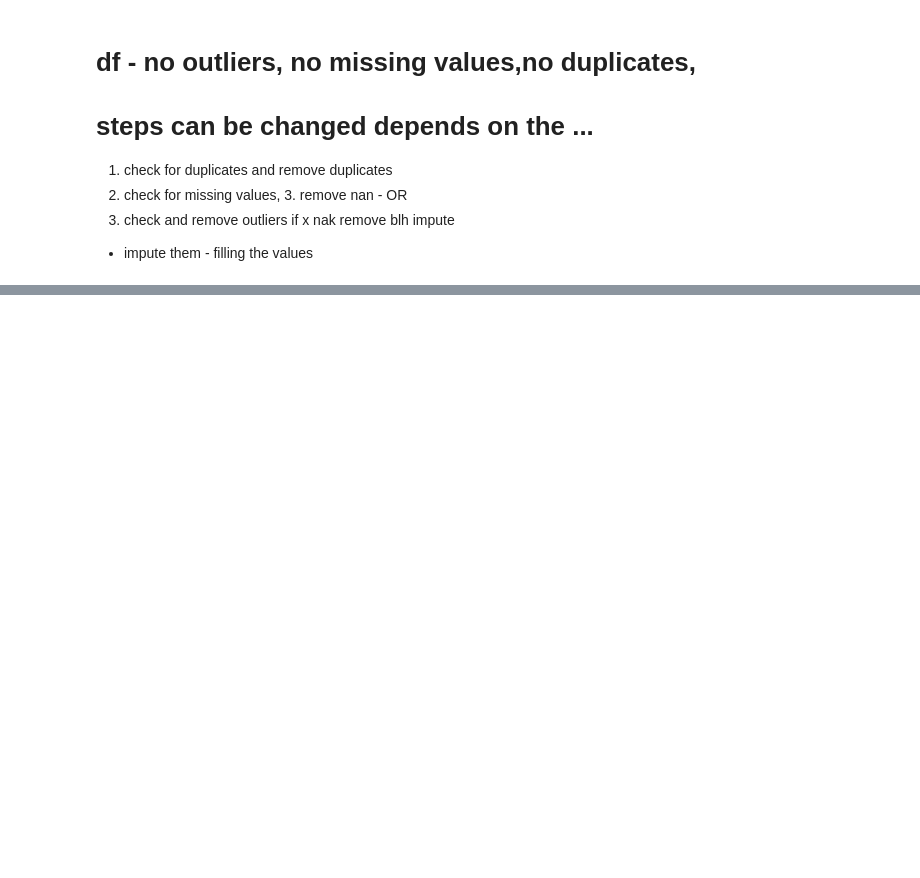
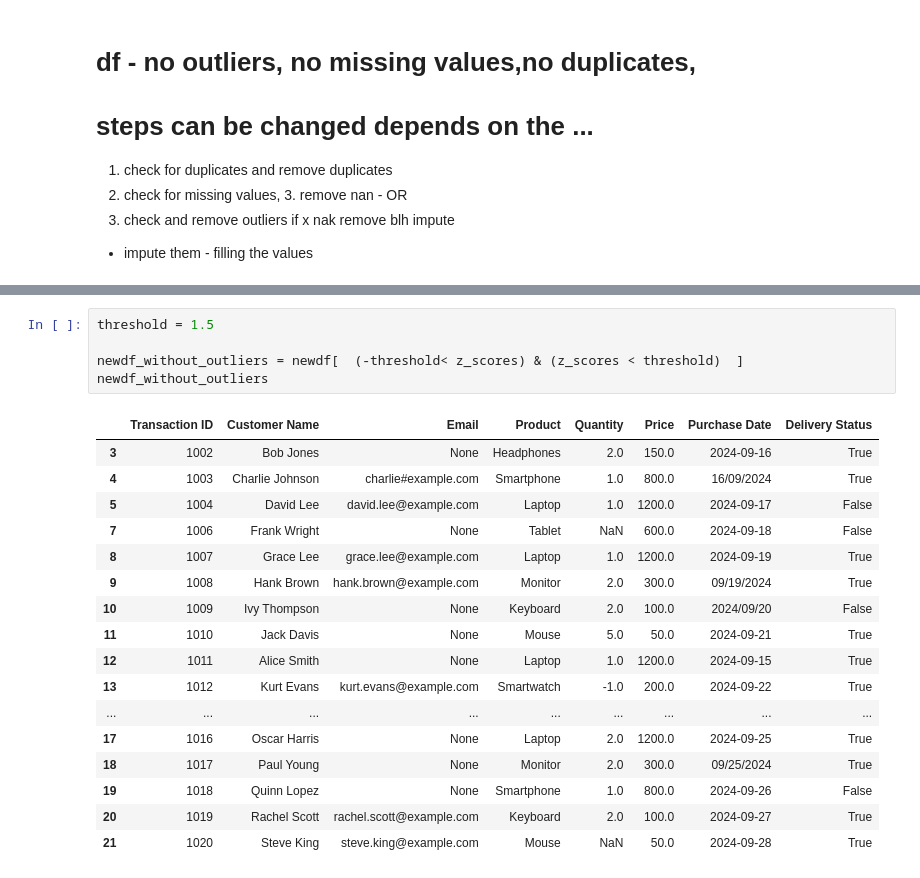
Before and after one commit to noorhzrh/Daily-Practice, a Jupyter notebook: Day 15 - Data Cleaning/in class Data Cleaning.ipynb, the cells around one changed output, grey strips where cells are left out. Cells and saved outputs as stored; diff of their text form; blank space fills up the shorter version.

```diff
--- a/Day 15 - Data Cleaning/in class Data Cleaning.ipynb
+++ b/Day 15 - Data Cleaning/in class Data Cleaning.ipynb
@@ -649,0 +592,23 @@ if x nak remove blh impute
+# %%
+threshold = 1.5
+
+newdf_without_outliers = newdf[  (-threshold< z_scores) & (z_scores < threshold)  ]
+newdf_without_outliers
+# %% [output]
+|  | Transaction ID | Customer Name | Email | Product | Quantity | Price | Purchase Date | Delivery Status |
+| 3 | 1002 | Bob Jones | None | Headphones | 2.0 | 150.0 | 2024-09-16 | True |
+| 4 | 1003 | Charlie Johnson | charlie#example.com | Smartphone | 1.0 | 800.0 | 16/09/2024 | True |
+| 5 | 1004 | David Lee | david.lee@example.com | Laptop | 1.0 | 1200.0 | 2024-09-17 | False |
+| 7 | 1006 | Frank Wright | None | Tablet | NaN | 600.0 | 2024-09-18 | False |
+| 8 | 1007 | Grace Lee | grace.lee@example.com | Laptop | 1.0 | 1200.0 | 2024-09-19 | True |
+| 9 | 1008 | Hank Brown | hank.brown@example.com | Monitor | 2.0 | 300.0 | 09/19/2024 | True |
+| 10 | 1009 | Ivy Thompson | None | Keyboard | 2.0 | 100.0 | 2024/09/20 | False |
+| 11 | 1010 | Jack Davis | None | Mouse | 5.0 | 50.0 | 2024-09-21 | True |
+| 12 | 1011 | Alice Smith | None | Laptop | 1.0 | 1200.0 | 2024-09-15 | True |
+| 13 | 1012 | Kurt Evans | kurt.evans@example.com | Smartwatch | -1.0 | 200.0 | 2024-09-22 | True |
+| ... | ... | ... | ... | ... | ... | ... | ... | ... |
+| 17 | 1016 | Oscar Harris | None | Laptop | 2.0 | 1200.0 | 2024-09-25 | True |
+| 18 | 1017 | Paul Young | None | Monitor | 2.0 | 300.0 | 09/25/2024 | True |
+| 19 | 1018 | Quinn Lopez | None | Smartphone | 1.0 | 800.0 | 2024-09-26 | False |
+| 20 | 1019 | Rachel Scott | rachel.scott@example.com | Keyboard | 2.0 | 100.0 | 2024-09-27 | True |
+| 21 | 1020 | Steve King | steve.king@example.com | Mouse | NaN | 50.0 | 2024-09-28 | True |
```
Also changed, not shown: parts of 39 cells of this notebook, 8 other files.
